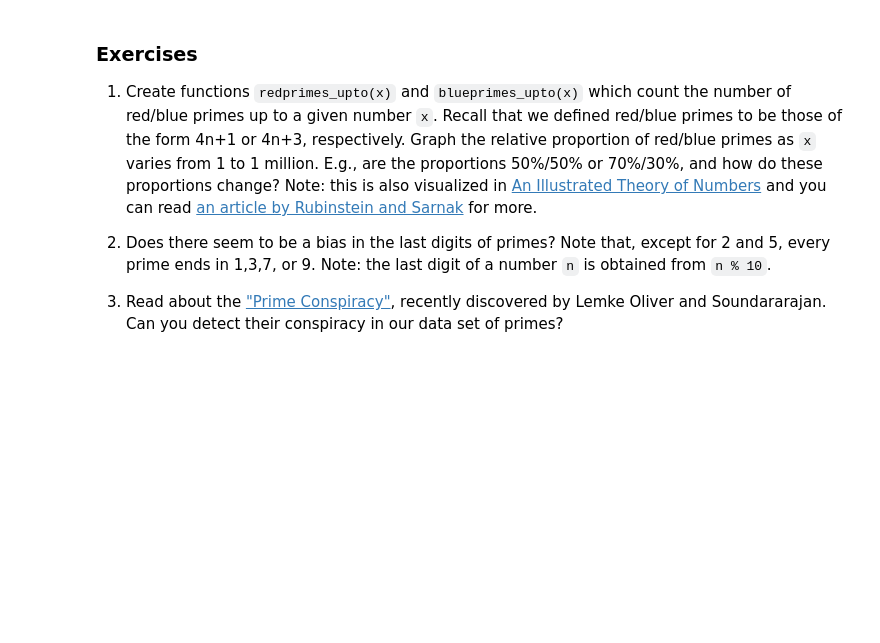
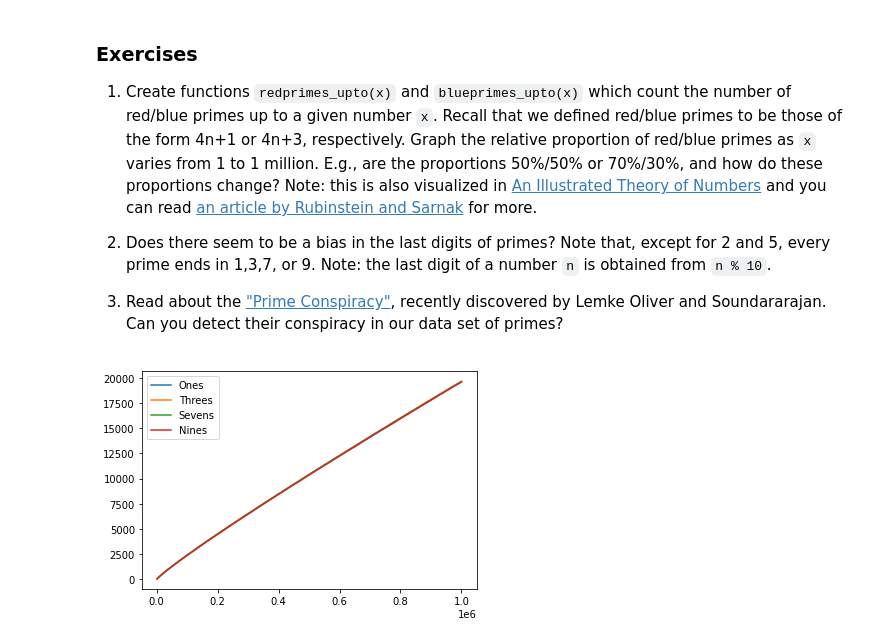
Before and after one commit to jp0utside/Programming-for-Mathematics, a Jupyter notebook: P4M_Notebook_3.ipynb, the cells around one changed output. Drawn from its saved outputs; the diff is of its cells as text; code cells hidden in the pictures; blank space fills up the shorter version.

```diff
--- a/P4M_Notebook_3.ipynb
+++ b/P4M_Notebook_3.ipynb
@@ -1136,3 +1161,82 @@ Observe that gaps of 2 (twin primes) are pretty frequent.  There are over 8000 o
 2.  Does there seem to be a bias in the last digits of primes?  Note that, except for 2 and 5, every prime ends in 1,3,7, or 9.  Note: the last digit of a number `n` is obtained from `n % 10`.
 
 3.  Read about the ["Prime Conspiracy"](https://www.quantamagazine.org/mathematicians-discover-prime-conspiracy-20160313), recently discovered by Lemke Oliver and Soundararajan.  Can you detect their conspiracy in our data set of primes?
+# %%
+from prompt_toolkit.history import ThreadedHistory
+def redprimes_upto(y):
+  red = []
+  if y != 0:
+    x = int(y)
+    primes = where(isprime_list(x))
+    for i in primes:
+      if i % 4 == 1:
+        red.append(i)
+  return red
+
+def blueprimes_upto(y):
+  blue = []
+  if y != 0:
+    x = int(y)
+    primes = where(isprime_list(x))
+    for i in primes:
+      if i % 4 == 3:
+        blue.append(i)
+  return blue
+
+def redblue_prop(y):
+  red = []
+  blue = []
+  if y != 0:
+    x = int(y)
+    primes = where(isprime_list(x))
+    for i in primes:
+      if i % 4 == 1:
+        red.append(i)
+    return len(red)/len(primes)
+  else:
+    return 0.5
+
+x_values = numpy.linspace(0,1000000,1001)
+#redblue_values = numpy.array([redblue_prop(x) for x in x_values])
+
+#%matplotlib inline
+#plt.plot(x_values[1:], redblue_values[1:])
+
+def graph_lastdigit():
+  x_values = numpy.linspace(0,1000000,1001)
+  ones = []
+  threes = []
+  sevens = []
+  nines = []
+  for y in x_values:
+    x = int(y)
+    if x != 0:
+      one = 0
+      three = 0
+      seven = 0
+      nine = 0
+      for i in where(isprime_list(x)):
+        mod = i % 10
+        if mod == 1:
+          one += 1
+        elif mod == 3:
+          three += 1
+        elif mod == 7:
+          seven += 1
+        elif mod == 9:
+          nine += 1
+      ones.append(one)
+      threes.append(three)
+      sevens.append(seven)
+      nines.append(nine)
+  %matplotlib inline
+  plt.plot(x_values[1:], ones, label='Ones')
+  plt.plot(x_values[1:], threes, label='Threes')
+  plt.plot(x_values[1:], sevens, label='Sevens')
+  plt.plot(x_values[1:], nines, label='Nines')
+  plt.legend()
+  plt.show()
+
+graph_lastdigit()
+# %% [output]
+[figure, added]
```
Also changed, not shown: parts of 11 cells of this notebook.
